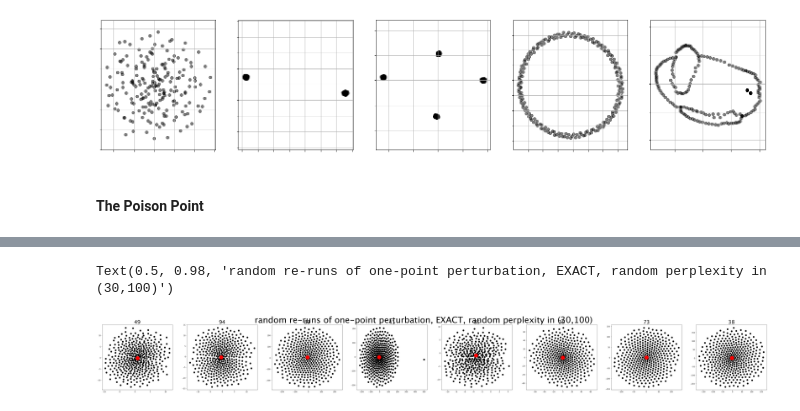
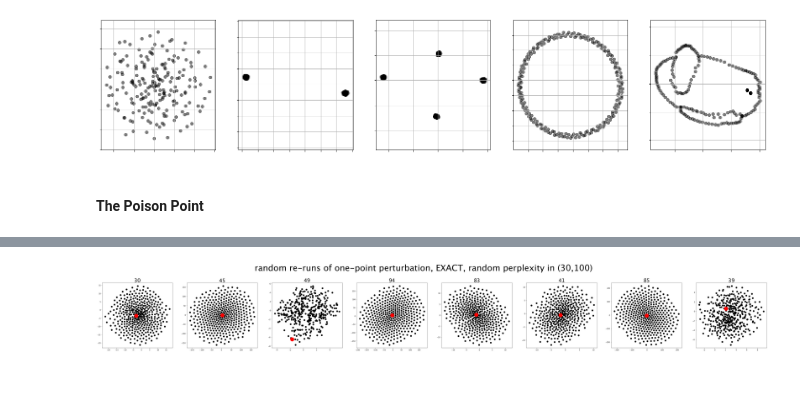
Before and after one commit to njbergam/tsne-exaggerates-clusters, a Jupyter notebook: 2_adversarial.ipynb, the cells around one changed output, grey strips where cells are left out. Cells and saved outputs as stored; diff of their text form; code cells hidden in the pictures; blank space fills up the shorter version.

```diff
--- a/2_adversarial.ipynb
+++ b/2_adversarial.ipynb
@@ -518,21 +519,0 @@ plt.savefig('visuals/outlier_new/one_pt_perturb.png', bbox_inches='tight' )
-# %%
-fig, axs = plt.subplots(2,8, figsize=(70,14))
-
-runs_exact = []
-runs_approx = []
-for i in range(8):
-    tsne = TSNE(learning_rate=100,perplexity=100,method='exact',random_state=i)
-    plot = tsne.fit_transform(X1)
-    runs_exact.append( plot )
-    axs[0,i].scatter(plot[:-1,0],plot[:-1,1], s=80, color='black')
-    axs[0,i].scatter(plot[-1,0],plot[-1,1],  s=500, color='red')
-
-
-    tsne = TSNE(learning_rate=100,perplexity=100,method='barnes_hut',random_state=i)
-    plot = tsne.fit_transform(X1)
-    runs_approx.append( plot )
-    axs[1,i].scatter(plot[:-1,0],plot[:-1,1], s=80, color='black')
-    axs[1,i].scatter(plot[-1,0],plot[-1,1],  s=500, color='red')
-
-plt.suptitle('random re-runs of one-point perturbation, EXACT (top row) vs BARNES-HUT (bottom); perplexity = 100', fontsize=50)
-plt.savefig('visuals/perturbation/one_pt_perturb_exact_v_bh.png')
@@ -541,16 +520,23 @@ plt.savefig('visuals/perturbation/one_pt_perturb_exact_v_bh.png')
 # %%
-fig, axs = plt.subplots(1,8, figsize=(70,7))
+reruns = []
+perps = []
+
 for i in range(8):
 
     u = random.uniform(30, 100)
-
     tsne = TSNE(learning_rate=100,perplexity=u,method='exact',random_state=i)
     plot = tsne.fit_transform(X1)
-    axs[i].set_title(str(int(u)), fontsize=30)
-    axs[i].scatter(plot[:-1,0],plot[:-1,1], s=80, color='black')
-    axs[i].scatter(plot[-1,0],plot[-1,1],  s=500, color='red')
-plt.suptitle('random re-runs of one-point perturbation, EXACT, random perplexity in (30,100)', fontsize=50)
-plt.savefig('visuals/perturbation/one_pt_perturb_exact_perplexitychanging.png')
+    reruns.append(plot)
+    perps.append(u)
-# %% [output]
-Text(0.5, 0.98, 'random re-runs of one-point perturbation, EXACT, random perplexity in (30,100)')
-[figure, removed]
+# %%
+fig, axs = plt.subplots(1,8, figsize=(70,7))
+for i in range(8):
+
+    axs[i].set_title(str(int(perps[i])), fontsize=30)
+    axs[i].scatter(reruns[i][:-1,0],reruns[i][:-1,1], s=80, color='black')
+    axs[i].scatter(reruns[i][-1,0],reruns[i][-1,1],  s=500, color='red')
+
+plt.suptitle('random re-runs of one-point perturbation, EXACT, random perplexity in (30,100)', fontsize=50,  y=1.1)
+plt.savefig('visuals/perturbation/one_pt_perturb_exact_perplexitychanging.png')
+# %% [output]
+[figure, added]
```
Also changed, not shown: parts of 4 cells of this notebook, 7 other files.
